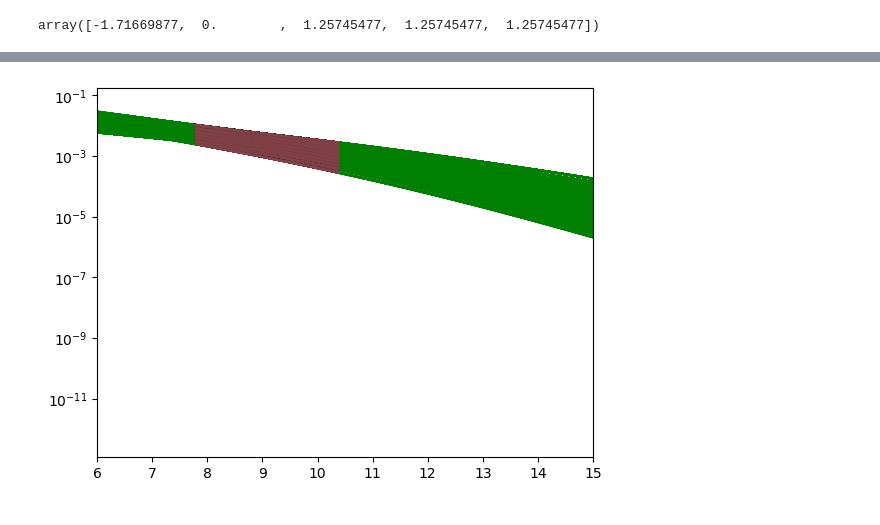
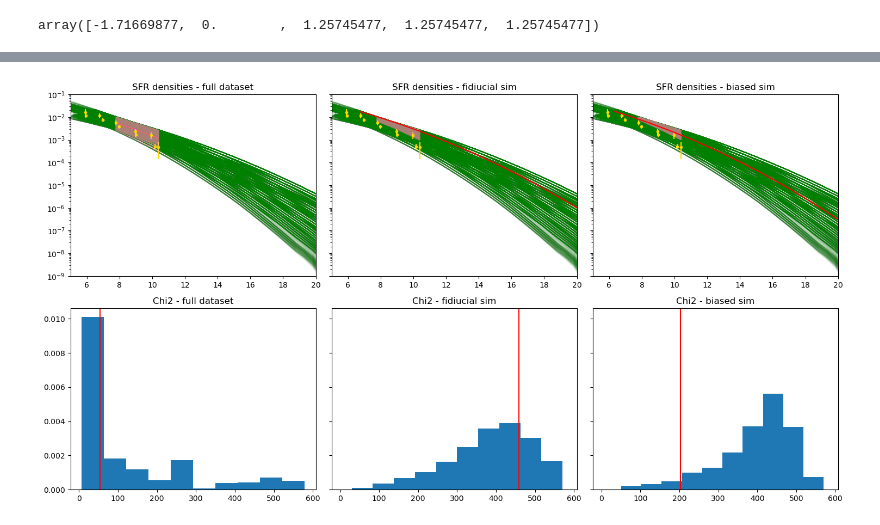
Before and after one commit to lisaleemcb/alfred, a Jupyter notebook: notebooks/mcmc_analysis_biases.ipynb, the cells around one changed output, grey strips where cells are left out. Cells and saved outputs as stored; diff of their text form; code cells hidden in the pictures.

```diff
--- a/notebooks/mcmc_analysis_biases.ipynb
+++ b/notebooks/mcmc_analysis_biases.ipynb
@@ -510,4 +510,13 @@ params
 # %% [output]
 array([-1.71669877,  0.        ,  1.25745477,  1.25745477,  1.25745477])
 # %%
-dataset
+def chi2_sfr(model, data=sfr_obs[4:], err=sfr_err[4:], debug=False):
+    if debug:
+        print((model - data).shape)
+        print(f"model: {model}")
+        print(f"data: {data}")
+        print(f"err: {err}")
+        print(f"model - data: {model - data}")
+        print((model - data)**2 / err**2)
+        print()
+    return np.sum((model - data)**2 / err**2, axis=1)
@@ -528,18 +523,22 @@ array([[0.00622228, 0.0050676 , 0.002469  , 0.00113893, 0.0010514 ,
 # %%
-fig, ax = plt.subplots()
-
-import os
-import re
+fig, axes = plt.subplots(2,3, sharex='row', sharey='row', figsize=(15,8))
+# fig.subplots_adjust(wspace=0.0, hspace=0.1)
 
 directory = f"{base_dir}/metadata/diagnostic_files"
 
-z_interp = sfr_data[0][4:]
+sfr_z = sfr_data[0]#[4:]
+sfr_obs = sfr_data[1]#[4:]
+sfr_err = sfr_data[2]#[4:]
+
+z_interp = sfr_z[4:]
 
 dataset = np.zeros((len(df), len(z_interp)))
 features = np.zeros((len(df), 5))
 
 all_SFR = []
 all_z  = []
+
+ax = axes[0]
 for i, sn in enumerate(df.index):
    #ax.semilogy(all_z[i],all_SFR[i], color='green', alpha=.01)
     filename = f"simu{sn}_diagnostics.dat"
@@ -554,19 +553,55 @@ for i, sn in enumerate(df.index):
     dataset[i] = SFR_interp
     features[i] = df.loc[sn].to_numpy()
 
-    ax.semilogy(z_sf, sfr, color='green', alpha=.1)
-    ax.semilogy(z_interp, SFR_interp, color='deeppink', alpha=.1)
+    ax[0].semilogy(z_sf, sfr, color='green', alpha=.01)
+    ax[1].semilogy(z_sf, sfr, color='green', alpha=.01)
+    ax[2].semilogy(z_sf, sfr, color='green', alpha=.01)
+    if sn == config.sn:
+        ax[1].semilogy(z_sf, sfr, color='red', zorder=1000)
+    if sn == '10818':
+        ax[2].semilogy(z_sf, sfr, color='red', zorder=1000)
+    # ax.semilogy(z_interp, SFR_interp, color='pink', alpha=.1)
 
-# emu = {'scalerX': nn.scalerX,
-#        'scalerY': nn.scalerY,
-#        'model': nn.model}
+ax[0].semilogy(z_interp, emulator.kemu(df.to_numpy().mean(axis=0), **emu).T, color='red')
 
-# print(f"On {i}th sample")
-# params = fill(s[:-1], df.loc[config.sn].to_dict(), df.columns[2:])
+ax[0].errorbar(sfr_z, sfr_obs, yerr=sfr_err, color='gold', marker='.', ls='')
+ax[1].errorbar(sfr_z, sfr_obs, yerr=sfr_err, color='gold', marker='.', ls='')
+ax[2].errorbar(sfr_z, sfr_obs, yerr=sfr_err, color='gold', marker='.', ls='')
 
-# ax.semilogy(z_interp, emulator.kemu(params, **emu).T, color='deeppink', alpha=.1)
+emu = {'scalerX': nn.scalerX,
+       'scalerY': nn.scalerY,
+       'model': nn.model}
 
-ax.set_xlim(6.0, 15.0)
+print(f"On {i}th sample")
+paramsfid = fill(s[:-1], df.loc[config.sn].to_dict(), df.columns[2:])
+params10818 = fill(s10818[:-1], df.loc[config.sn].to_dict(), df.columns[2:])
+
+ax[0].semilogy(z_interp, emulator.kemu(df.to_numpy(), **emu).T, color='pink', alpha=.01)
+ax[1].semilogy(z_interp, emulator.kemu(paramsfid, **emu).T, color='pink', alpha=.01)
+ax[2].semilogy(z_interp, emulator.kemu(params10818, **emu).T, color='pink', alpha=.01)
+
+ax[0].set_title('SFR densities - full dataset')
+ax[1].set_title('SFR densities - fidiucial sim')
+ax[2].set_title('SFR densities - biased sim')
+ax[0].set_xlim(5.0, 20.0)
 # ax.set_xlim(z_interp.min(), z_interp.max())
-# ax.set_ylim(10e-5, 10e-2)
+ax[0].set_ylim(10e-10, 10e-2)
+
+ax = axes[1]
+
+chi2_all = chi2_sfr(emulator.kemu(df.to_numpy(), **emu))
+
+ax[0].hist(chi2_all, density=True)
+ax[1].hist(chi2_sfr(emulator.kemu(paramsfid, **emu)), density=True)
+ax[2].hist(chi2_sfr(emulator.kemu(params10818, **emu)), density=True)
+
+ax[0].axvline(chi2_sfr(emulator.kemu(np.array([df.to_numpy().mean(axis=0)]), **emu)), color='red')
+ax[1].axvline(chi2_sfr(emulator.kemu(np.array([df.loc[config.sn].to_numpy()]), **emu)), color='red')
+ax[2].axvline(chi2_sfr(emulator.kemu(np.array([df.loc['10818'].to_numpy()]), **emu)), color='red')
+
+ax[0].set_title('Chi2 - full dataset')
+ax[1].set_title('Chi2 - fidiucial sim')
+ax[2].set_title('Chi2 - biased sim')
+
+fig.tight_layout()
 # %% [output]
@@ -574 +609 @@ ax.set_xlim(6.0, 15.0)
-[figure, old version]
+[figure, new version]
```
Also changed, not shown: parts of 11 cells of this notebook, 2 other files.
